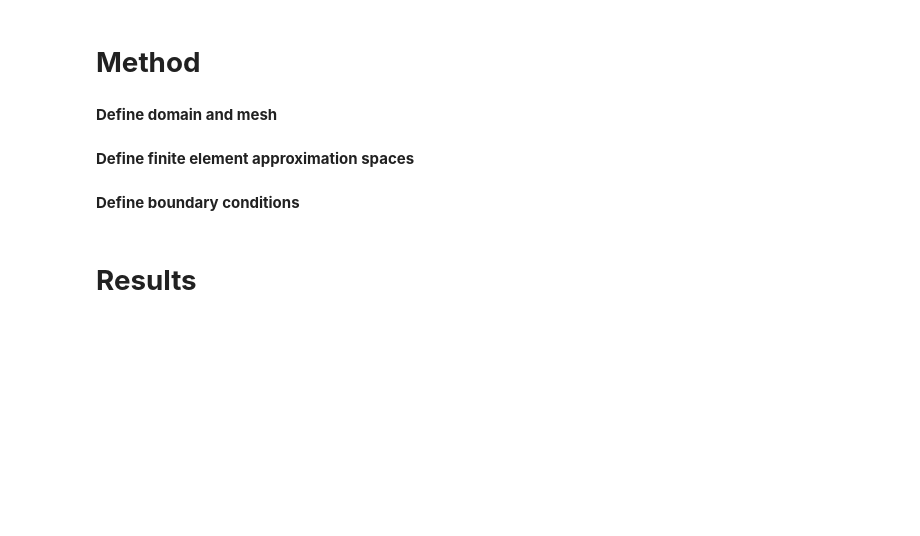
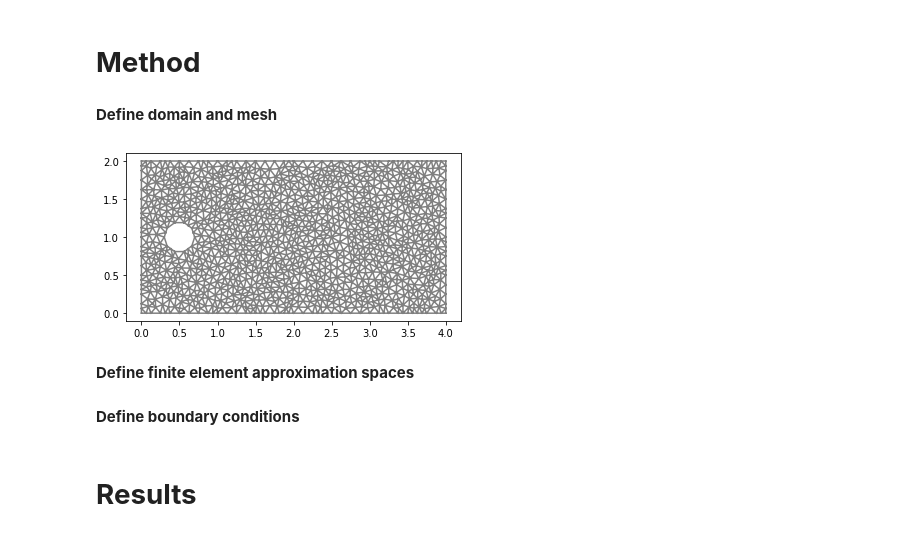
Before and after one commit to johanhoffman/DD2365-VT20, a Jupyter notebook: template-report-Navier-Stokes.ipynb, the cells around one changed output. Drawn from its saved outputs; the diff is of its cells as text; code cells hidden in the pictures; blank space fills up the shorter version.

```diff
--- a/template-report-Navier-Stokes.ipynb
+++ b/template-report-Navier-Stokes.ipynb
@@ -72,7 +76,7 @@ for all test functions $(v,q) \in \hat V\times \hat Q$, where $SD(u,p;v,q)$ is a
 # %%
 # Define rectangular domain
 L = 4
-H = 1
+H = 2
 
 # Define subdomains (for boundary conditions)
 class Left(SubDomain):
@@ -92,33 +96,39 @@ class Upper(SubDomain):
         return near(x[1], H)
 
 left = Left()
 right = Right()
 lower = Lower()
 upper = Upper()
 
 # Generate mesh (examples with and without a hole in the mesh)
 resolution = 32
 #mesh = RectangleMesh(Point(0.0, 0.0), Point(L, H), L*resolution, H*resolution)
 mesh = generate_mesh(Rectangle(Point(0.0,0.0), Point(L,H)) - Circle(Point(0.5,0.5*H),0.2), resolution)
 
 # Local mesh refinement (specified by a cell marker)
 no_levels = 0
 for i in range(0,no_levels):
   cell_marker = MeshFunction("bool", mesh, mesh.topology().dim())
   for cell in cells(mesh):
     cell_marker[cell] = False
     p = cell.midpoint()
     if p.distance(Point(0.5, 0.5)) < 1.0:
         cell_marker[cell] = True
   mesh = refine(mesh, cell_marker)
 
 # Define mesh functions (for boundary conditions)
 boundaries = MeshFunction("size_t", mesh, mesh.topology().dim()-1)
 boundaries.set_all(0)
 left.mark(boundaries, 1)
 right.mark(boundaries, 2)
 lower.mark(boundaries, 3)
 upper.mark(boundaries, 4)
+
+plt.figure()
+plot(mesh)
+plt.show()
+# %% [output]
+[figure, added]
 # %% [markdown]
 **Define finite element approximation spaces**
 # %%
```
Also changed, not shown: parts of 5 cells of this notebook.
